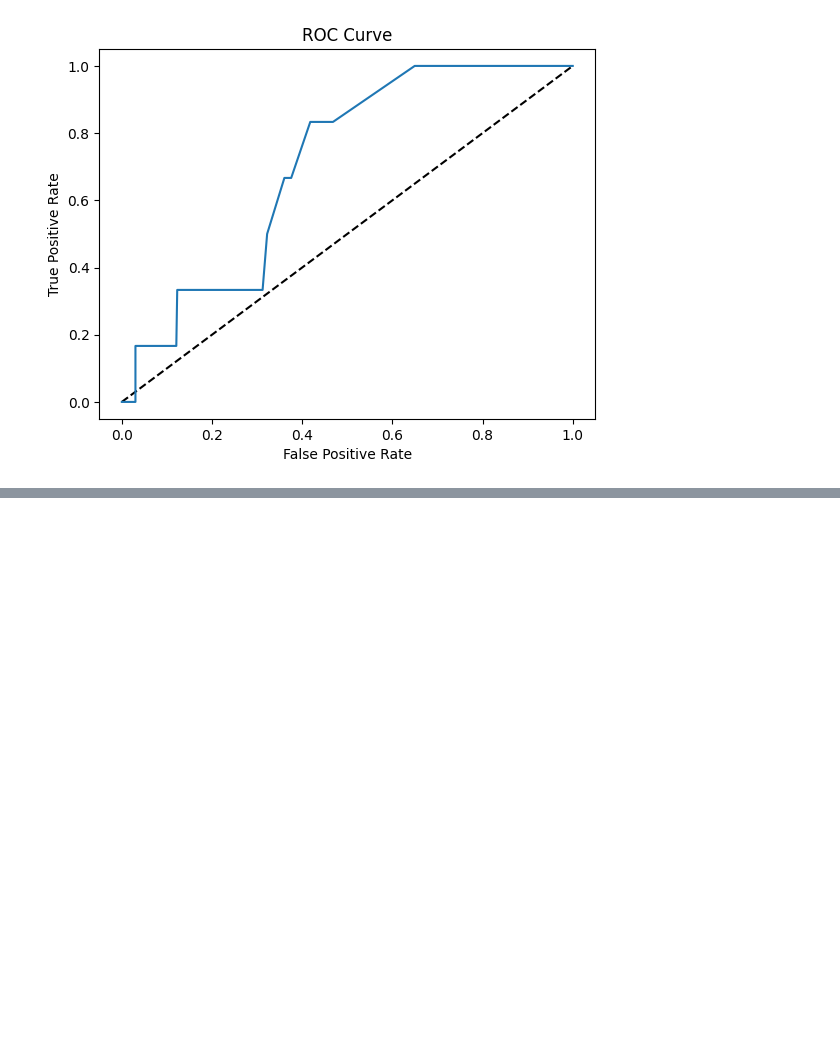
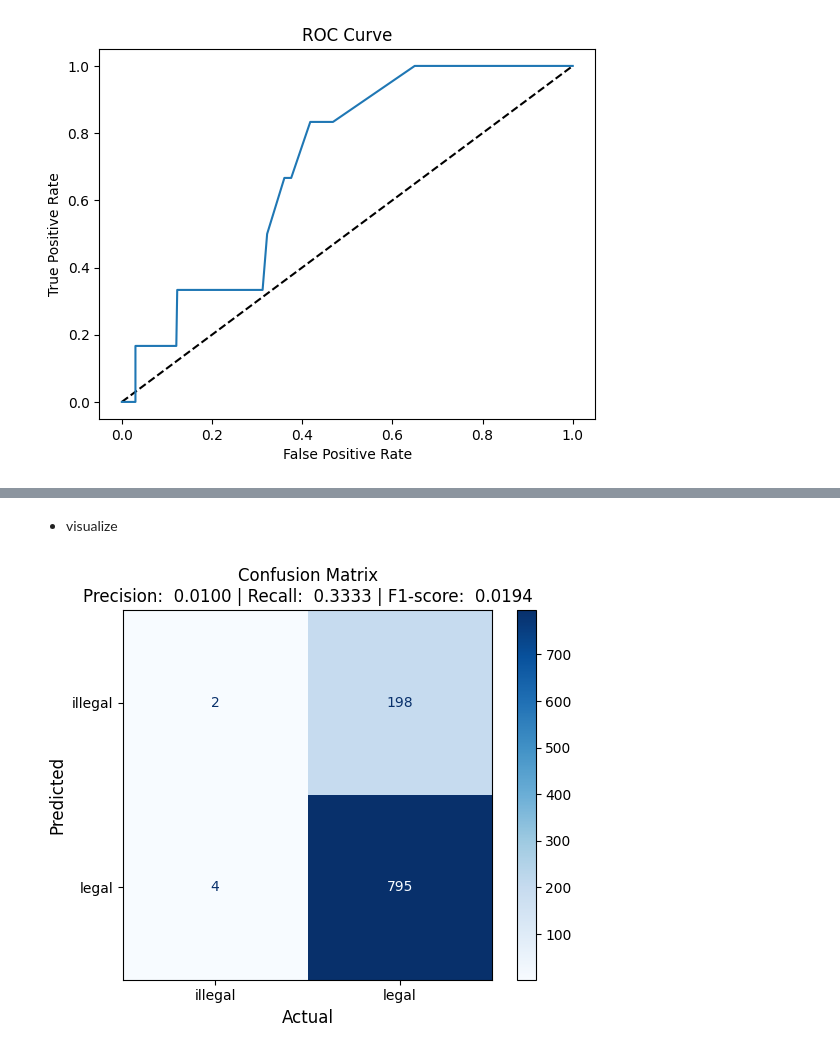
Before and after one commit to godgodgod11101/ML_ExpFood, a Jupyter notebook: ExpFood_Restaurant/ipynb/4_ModelFitting.ipynb, the cells around one changed output, grey strips where cells are left out. Saved outputs shown, nothing was run; the diff lists cells and outputs as text; code cells hidden in the pictures; blank space fills up the shorter version.

```diff
--- a/ExpFood_Restaurant/ipynb/4_ModelFitting.ipynb
+++ b/ExpFood_Restaurant/ipynb/4_ModelFitting.ipynb
@@ -88,8 +89,7 @@ y_smote = dict_dfs_fs['train']['y_smote']
 # %%
-
-def fit_lgs_l1(X, y):
+def fit_logistic_l1(X, y):
     mdl = LogisticRegression(penalty='l1', solver='liblinear', max_iter=100, random_state=27)
     mdl.fit(X, y)
     return mdl
 
-lgs_sm = fit_lgs_l1(X_sm_EncSca, y_smote)
+logistic_l1 = fit_logistic_l1(X_sh, y_sh)
@@ -113,10 +129,10 @@ def result_df(model, X_test, y_test):
         {'Actual': y_test.reset_index(drop=True),
          'PredProb': model.predict_proba(X_test)[:, 1].round(4)},
     )
-
     df_rsl['PredProbRank'] = df_rsl['PredProb'].rank(method='min', ascending=False).astype('uint16')
 
     return df_rsl
 
-df_rsl = result_df(lgs_sm, X_test_EncSca, y_test)
+y_test = dict_dfs_fs['test']['y']
+df_rsl = result_df(logistic_l1, X_test_EncSca, y_test)
 # %% [markdown]
@@ -154,13 +170,12 @@ plt.show()
 # %%
 # 設定閾值為預測機率排序前 200 名
-df_rsl['預測排序'] = df_rsl['預測機率'].rank(method='min', ascending=False).astype('uint16')
-df_rsl['預測結果_by排序'] = (df_rsl['預測排序'] <= 200).astype('uint8')    # Pandas Vectorization
+df_rsl['Pred'] = (df_rsl['PredProbRank'] <= 200).astype('uint8')    # Pandas Vectorization
 # %%
 # 建立混淆矩陣
-tp = df_rsl[(df_rsl['真實值'] == 1) & (df_rsl['預測結果_by排序'] == 1)].shape[0]
-fp = df_rsl[(df_rsl['真實值'] == 0) & (df_rsl['預測結果_by排序'] == 1)].shape[0]
-fn = df_rsl[(df_rsl['真實值'] == 1) & (df_rsl['預測結果_by排序'] == 0)].shape[0]
-tn = df_rsl[(df_rsl['真實值'] == 0) & (df_rsl['預測結果_by排序'] == 0)].shape[0]
+tp = df_rsl[(df_rsl['Actual'] == 1) & (df_rsl['Pred'] == 1)].shape[0]
+fp = df_rsl[(df_rsl['Actual'] == 0) & (df_rsl['Pred'] == 1)].shape[0]
+fn = df_rsl[(df_rsl['Actual'] == 1) & (df_rsl['Pred'] == 0)].shape[0]
+tn = df_rsl[(df_rsl['Actual'] == 0) & (df_rsl['Pred'] == 0)].shape[0]
 
 # 橫軸 Actual，縱軸 Predicted，左上 True Positive
 nda_cm = np.array([[tp, fp], [fn, tn]])
@@ -174,0 +197,2 @@ print(f'precision: {precision: .4f} \nrecall: {recall: .4f} \nf1-score: {f1: .4f
+# %% [markdown]
+* visualize
@@ -175,20 +201,19 @@ print(f'precision: {precision: .4f} \nrecall: {recall: .4f} \nf1-score: {f1: .4f
 # %%
 # 繪製混淆矩陣
-cm_labels = np.array(['違規', '非違規'])
+cm_labels = np.array(['illegal', 'legal'])
 disp = ConfusionMatrixDisplay(nda_cm, display_labels=cm_labels)
-
-# 設定中文字型（整體）
-plt.rcParams['font.family'] = 'Microsoft JhengHei'
 
 # 設定顏色
 disp.plot(cmap='Blues')
 
 # 設定軸標題
 plt.xlabel("Actual", fontsize=12)
 plt.ylabel("Predicted", fontsize=12)
 
 # 設定標題
 score_string = f'Precision: {precision: .4f} | Recall: {recall: .4f} | F1-score: {f1: .4f}'
 plt.title('Confusion Matrix\n' + score_string)
 
 plt.show()
+# %% [output]
+[figure, added]
```
Also changed, not shown: parts of 20 cells of this notebook, 1 other file.
